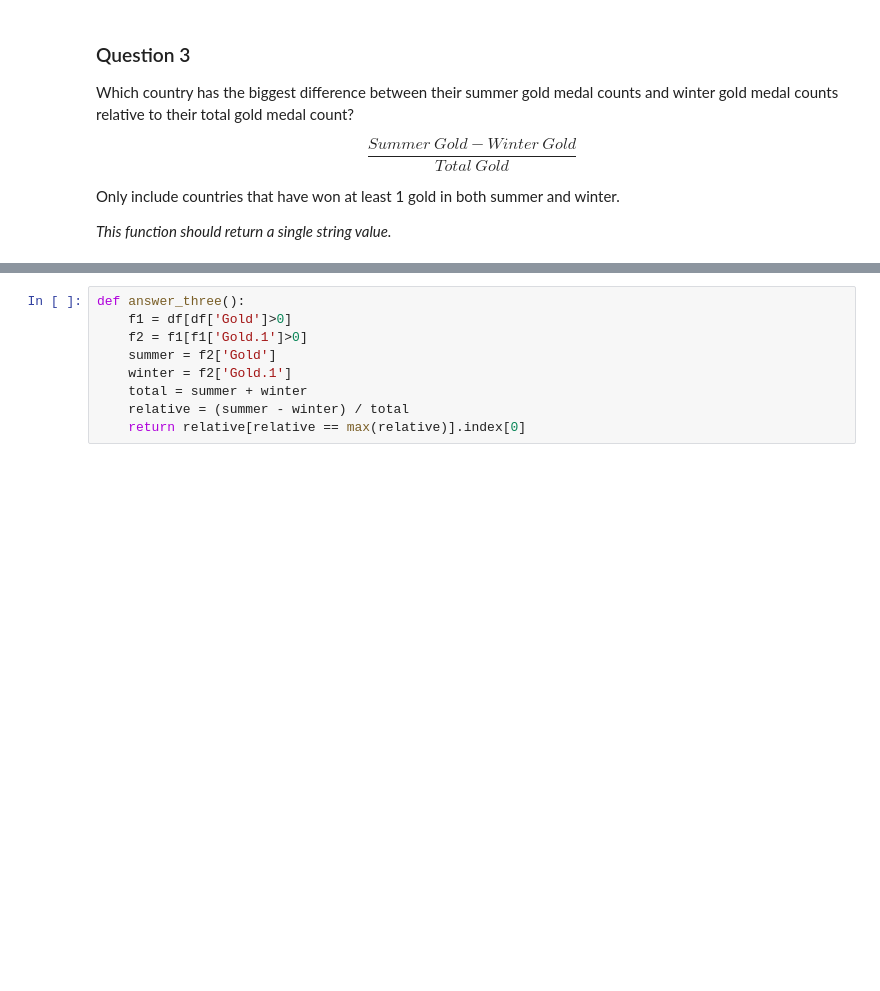
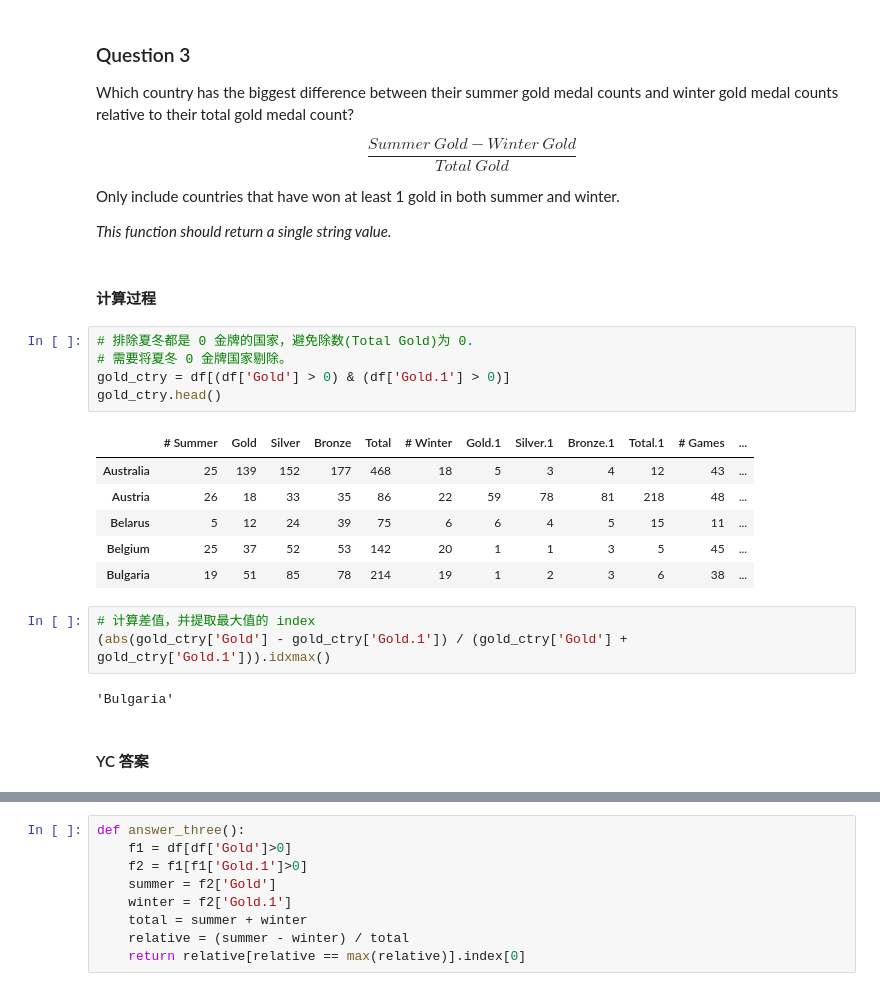
Before and after one commit to yunjcai/Applied-Data-Science-with-Python-Specialization, a Jupyter notebook: 1. Introduction to Data Science in Python/Week 2/Assignment+2.ipynb, the cells around one changed output, grey strips where cells are left out. Cells and saved outputs as stored; diff of their text form; blank space fills up the shorter version.

```diff
--- a/1. Introduction to Data Science in Python/Week 2/Assignment+2.ipynb
+++ b/1. Introduction to Data Science in Python/Week 2/Assignment+2.ipynb
@@ -89,3 +128,24 @@ $$\frac{Summer~Gold - Winter~Gold}{Total~Gold}$$
 Only include countries that have won at least 1 gold in both summer and winter.
 
 *This function should return a single string value.*
+# %% [markdown]
+#### 计算过程
+# %%
+# 排除夏冬都是 0 金牌的国家，避免除数(Total Gold)为 0.
+# 需要将夏冬 0 金牌国家剔除。
+gold_ctry = df[(df['Gold'] > 0) & (df['Gold.1'] > 0)]
+gold_ctry.head()
+# %% [output]
+|  | # Summer | Gold | Silver | Bronze | Total | # Winter | Gold.1 | Silver.1 | Bronze.1 | Total.1 | # Games | ... |
+| Australia | 25 | 139 | 152 | 177 | 468 | 18 | 5 | 3 | 4 | 12 | 43 | ... |
+| Austria | 26 | 18 | 33 | 35 | 86 | 22 | 59 | 78 | 81 | 218 | 48 | ... |
+| Belarus | 5 | 12 | 24 | 39 | 75 | 6 | 6 | 4 | 5 | 15 | 11 | ... |
+| Belgium | 25 | 37 | 52 | 53 | 142 | 20 | 1 | 1 | 3 | 5 | 45 | ... |
+| Bulgaria | 19 | 51 | 85 | 78 | 214 | 19 | 1 | 2 | 3 | 6 | 38 | ... |
+# %%
+# 计算差值，并提取最大值的 index
+(abs(gold_ctry['Gold'] - gold_ctry['Gold.1']) / (gold_ctry['Gold'] + gold_ctry['Gold.1'])).idxmax()
+# %% [output]
+'Bulgaria'
+# %% [markdown]
+#### YC 答案
```
Also changed, not shown: parts of 58 cells of this notebook.
